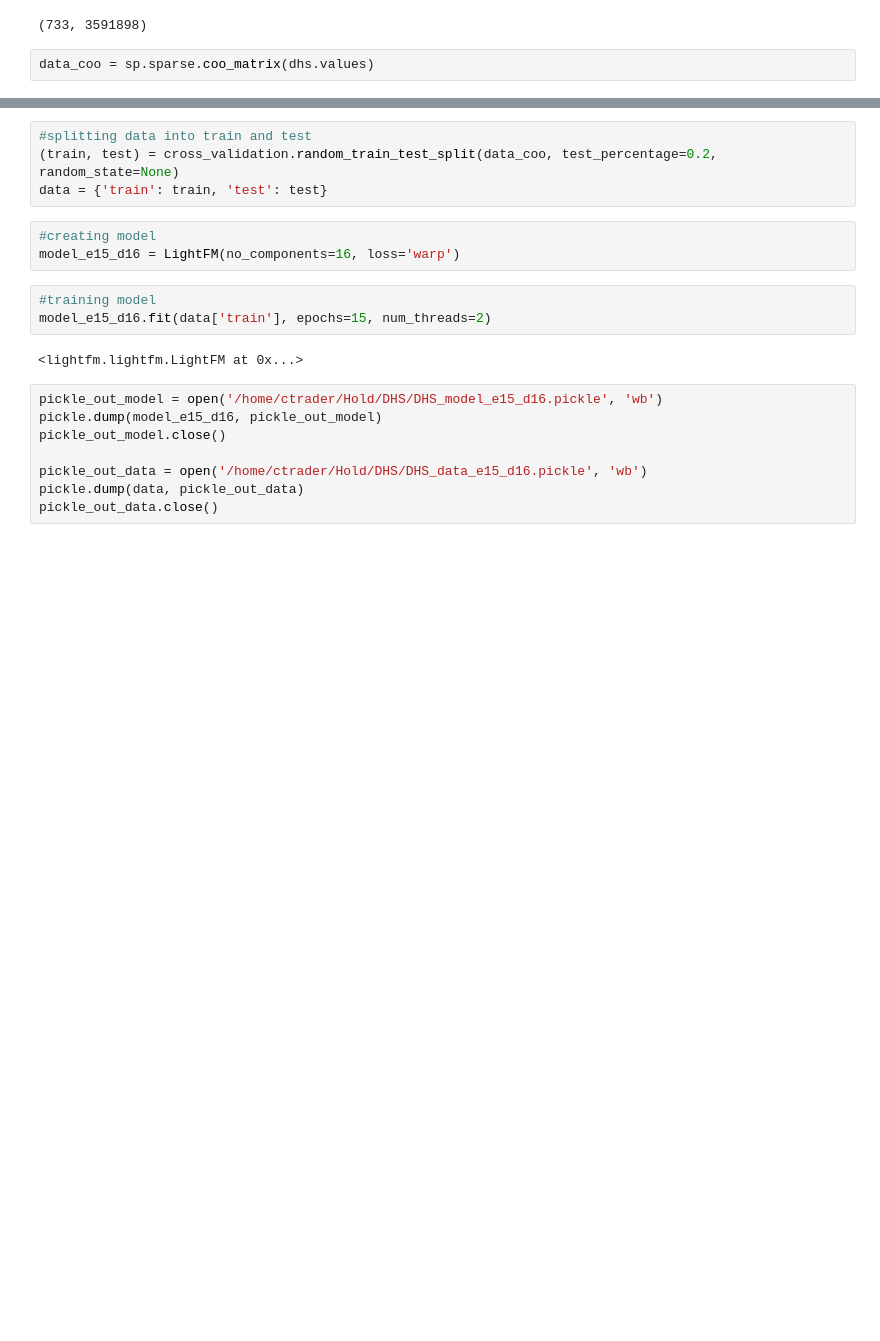
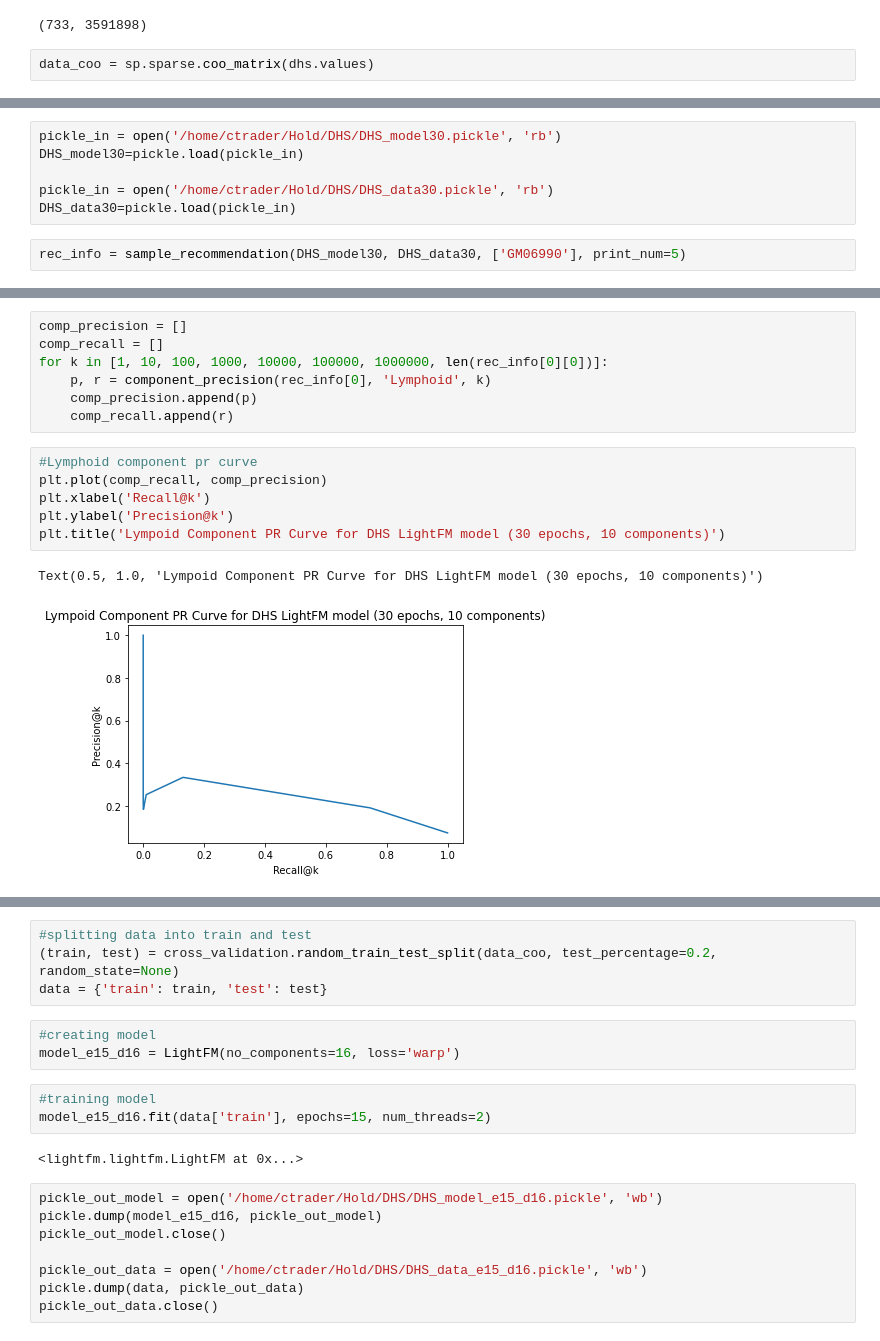
Before and after one commit to meuleman/gilbertAPI, a Jupyter notebook: recommendersystems/lightfm/DHS/LightFM_DHS_CT20210922.ipynb, the cells around one changed output, grey strips where cells are left out. Saved outputs shown, nothing was run; the diff lists cells and outputs as text; blank space fills up the shorter version.

```diff
--- a/recommendersystems/lightfm/DHS/LightFM_DHS_CT20210922.ipynb
+++ b/recommendersystems/lightfm/DHS/LightFM_DHS_CT20210922.ipynb
@@ -19,0 +24,8 @@ data_coo = sp.sparse.coo_matrix(dhs.values)
+# %%
+pickle_in = open('/home/ctrader/Hold/DHS/DHS_model30.pickle', 'rb')
+DHS_model30=pickle.load(pickle_in)
+
+pickle_in = open('/home/ctrader/Hold/DHS/DHS_data30.pickle', 'rb')
+DHS_data30=pickle.load(pickle_in)
+# %%
+rec_info = sample_recommendation(DHS_model30, DHS_data30, ['GM06990'], print_num=5)
@@ -19,0 +42,16 @@ data_coo = sp.sparse.coo_matrix(dhs.values)
+# %%
+comp_precision = []
+comp_recall = []
+for k in [1, 10, 100, 1000, 10000, 100000, 1000000, len(rec_info[0][0])]:
+    p, r = component_precision(rec_info[0], 'Lymphoid', k)
+    comp_precision.append(p)
+    comp_recall.append(r)
+# %%
+#Lymphoid component pr curve
+plt.plot(comp_recall, comp_precision)
+plt.xlabel('Recall@k')
+plt.ylabel('Precision@k')
+plt.title('Lympoid Component PR Curve for DHS LightFM model (30 epochs, 10 components)')
+# %% [output]
+Text(0.5, 1.0, 'Lympoid Component PR Curve for DHS LightFM model (30 epochs, 10 components)')
+[figure, added]
```
Also changed, not shown: parts of 100 cells of this notebook.
